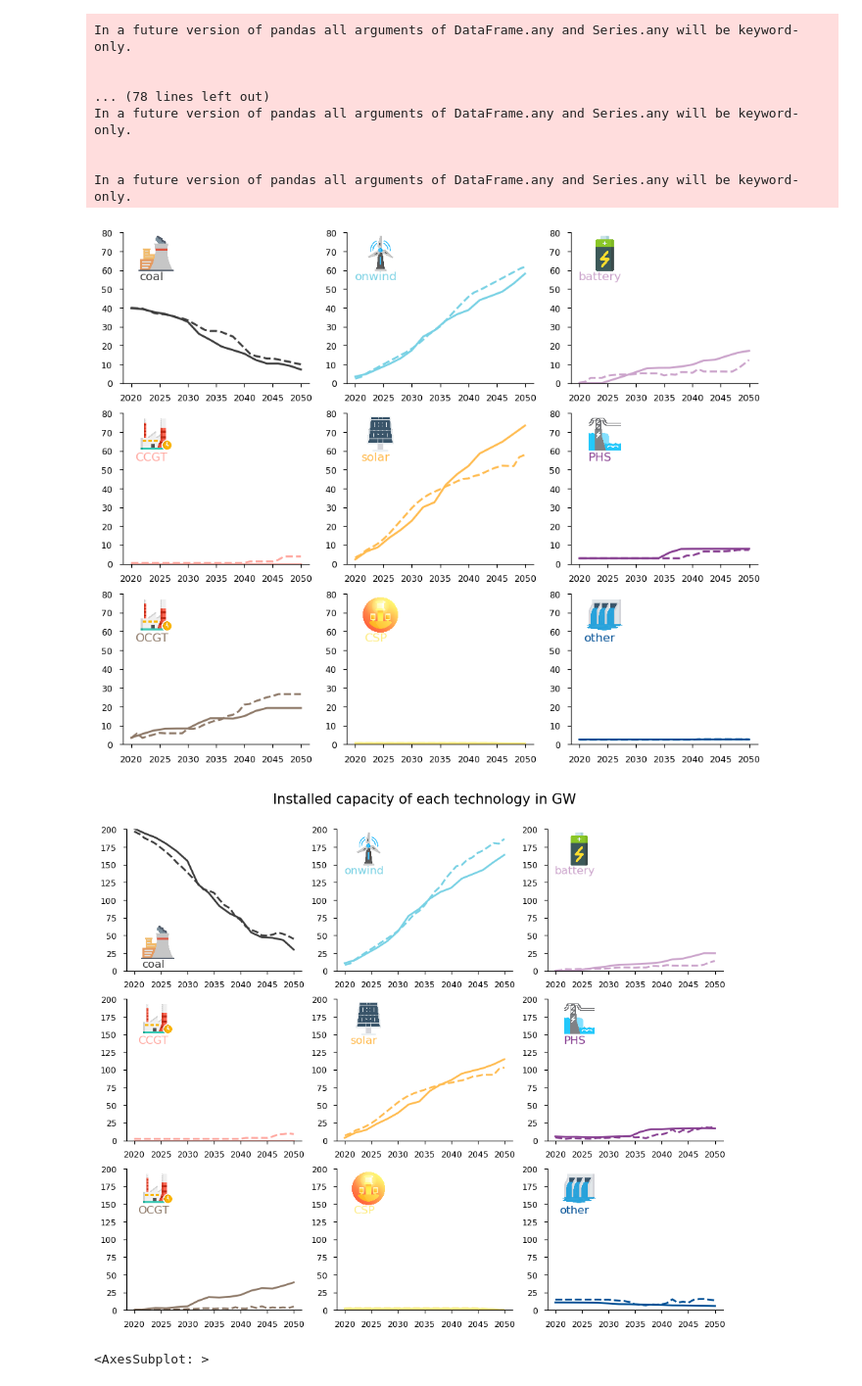
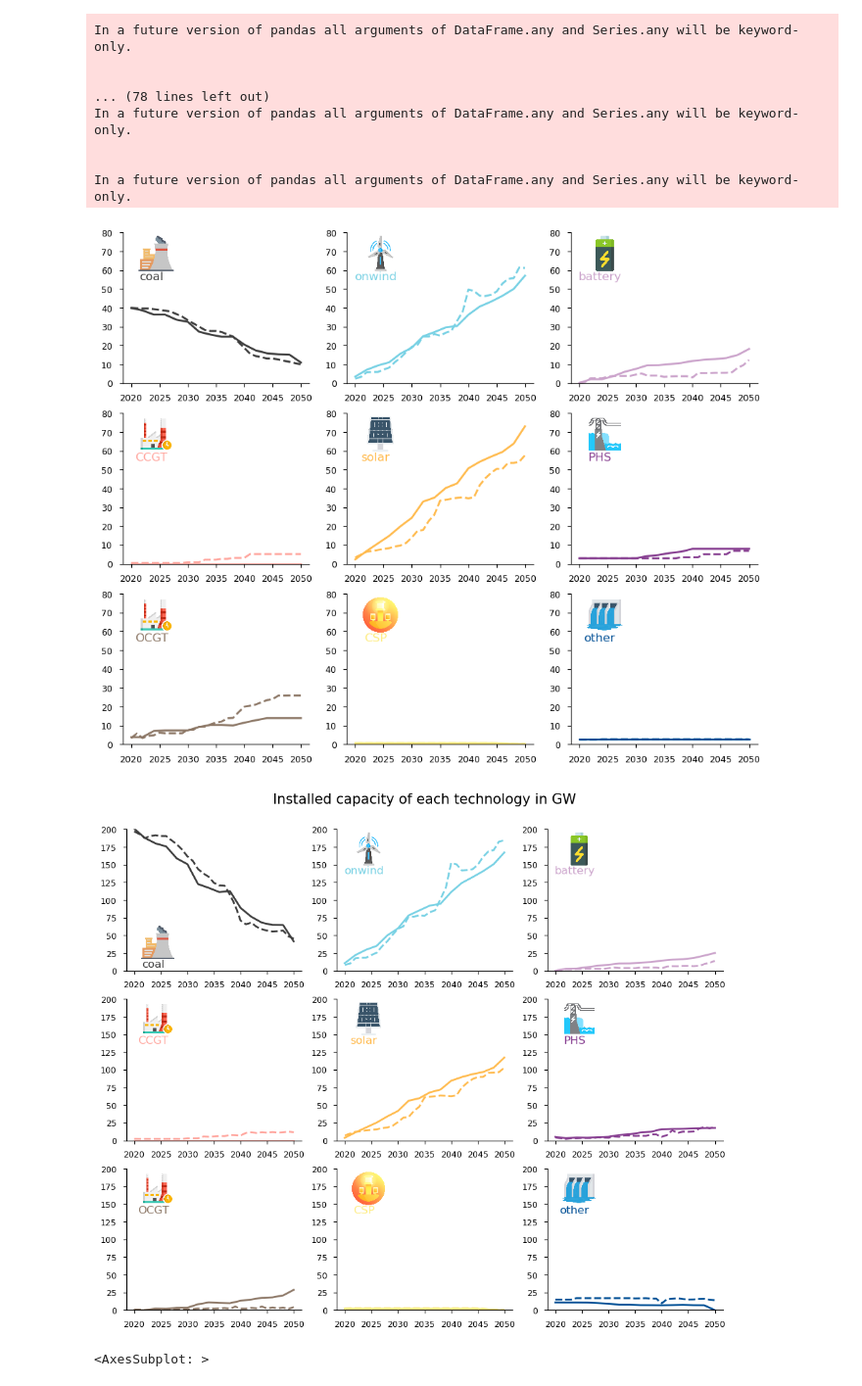
Before and after one commit to PyPSA/pypsa-za, a Jupyter notebook: notebooks/general_playground.ipynb, the cells around one changed output. Shown at 98% size. Saved outputs shown, nothing was run; the diff lists cells and outputs as text; code cells hidden in the pictures.

```diff
--- a/notebooks/general_playground.ipynb
+++ b/notebooks/general_playground.ipynb
@@ -73,7 +73,7 @@ colour_map={'onwind':'#77D1E4',
             'demand_response':'#817E80',
             'loadshedding':'#DE9287'}
 # %%
-n = pypsa.Network('../results/networks/solved_validation-4_RSA_redz_lcopt_LC-3000SEG.nc')
+n = pypsa.Network('../results/networks/solved_validation-4_RSA_redz_lcopt_LC.nc')
 # n1 = pypsa.Network('../results/networks/solved_validation-4_RSA_redz_lcopt_LC-4380SEG.nc')
 # n2 = pypsa.Network('../results/networks/solved_validation-4_RSA_redz_lcopt_LC-3000SEG.nc')
 # n3 = pypsa.Network('../results/networks/solved_validation-4_RSA_redz_lcopt_LC-2H.nc')
@@ -116,14 +116,14 @@ In a future version of pandas all arguments of DataFrame.any and Series.any will
 # %%
 csir_cap = pd.read_excel(
     '../data/ambitions_validation.xlsx',
-    sheet_name = 'capacity_CSIR_LC',
+    sheet_name = 'capacity_CSIR_LC_UNC',
     index_col=0
 
 )/1000
 
 csir_en = pd.read_excel(
     '../data/ambitions_validation.xlsx',
-    sheet_name = 'energy_CSIR_LC',
+    sheet_name = 'energy_CSIR_LC_UNC',
     index_col=0
 
 )/1000
@@ -170,7 +170,7 @@ col = 0
 
 for tech in technologies:
     ax = axs[row, col]
-    img = mpimg.imread('../data/icons/'+tech+'.png')
+    img = mpimg.imread('../../icons/'+tech+'.png')
     cap.loc[tech,:].plot(kind='line', ax=axs[row, col], ylim=([0,y_max]), color=colour_map[tech], linewidth=linewidth)
     csir_cap[tech].plot(kind='line', ax=axs[row, col], xlabel='', color=colour_map[tech], linestyle='--', linewidth=linewidth)
 
@@ -192,7 +192,7 @@ for tech in technologies:
 
     annotation.set_fontfamily('sans-serif')
 # %% [output]
-[figure, old version]
+[figure, new version]
 # %%
 fig, axs = plt.subplots(3, 3, figsize=(12, 10))
 y_max = 200
@@ -213,35 +213,35 @@ row = 0
 col = 0
 
 for tech in technologies:
     ax = axs[row, col]
-    img = mpimg.imread('../data/icons/'+tech+'.png')
+    img = mpimg.imread('../../icons/'+tech+'.png')
     en.loc[tech,:].plot(kind='line', ax=ax, color=colour_map[tech], linewidth=linewidth)
     csir_en[tech].plot(kind='line', ax=ax, color=colour_map[tech], linestyle='--', linewidth=linewidth)
 
     ax.set_ylim([0,y_max])
     ax.set_xlabel('')
 
     # Increment the row and column counters
     row += 1
     if row > 2:
         row = 0
         col += 1
 
     # Create an OffsetImage and AnnotationBbox
     imagebox = OffsetImage(img, zoom=0.07)
     ab = AnnotationBbox(imagebox, img_coords[tech], xycoords='axes fraction', frameon=False)
 
     # Add the AnnotationBbox to the plot
     ax.add_artist(ab)
     ax.annotate(tech, xy=txt_coords[tech], xycoords='axes fraction', fontsize=12,
             xytext=(-5, -5), textcoords='offset points', ha='center', va='center',
             color=colour_map[tech])
 
 fig. suptitle("Installed capacity of each technology in GW", fontsize=15, y=0.93)
 
 fig.savefig('validation_capacity', dpi=150, bbox_inches='tight')
 # %% [output]
-[figure, old version]
+[figure, new version]
 # %%
 ax.y
 # %% [output]
```
Also changed, not shown: parts of 1 cell of this notebook, 9 other files.
